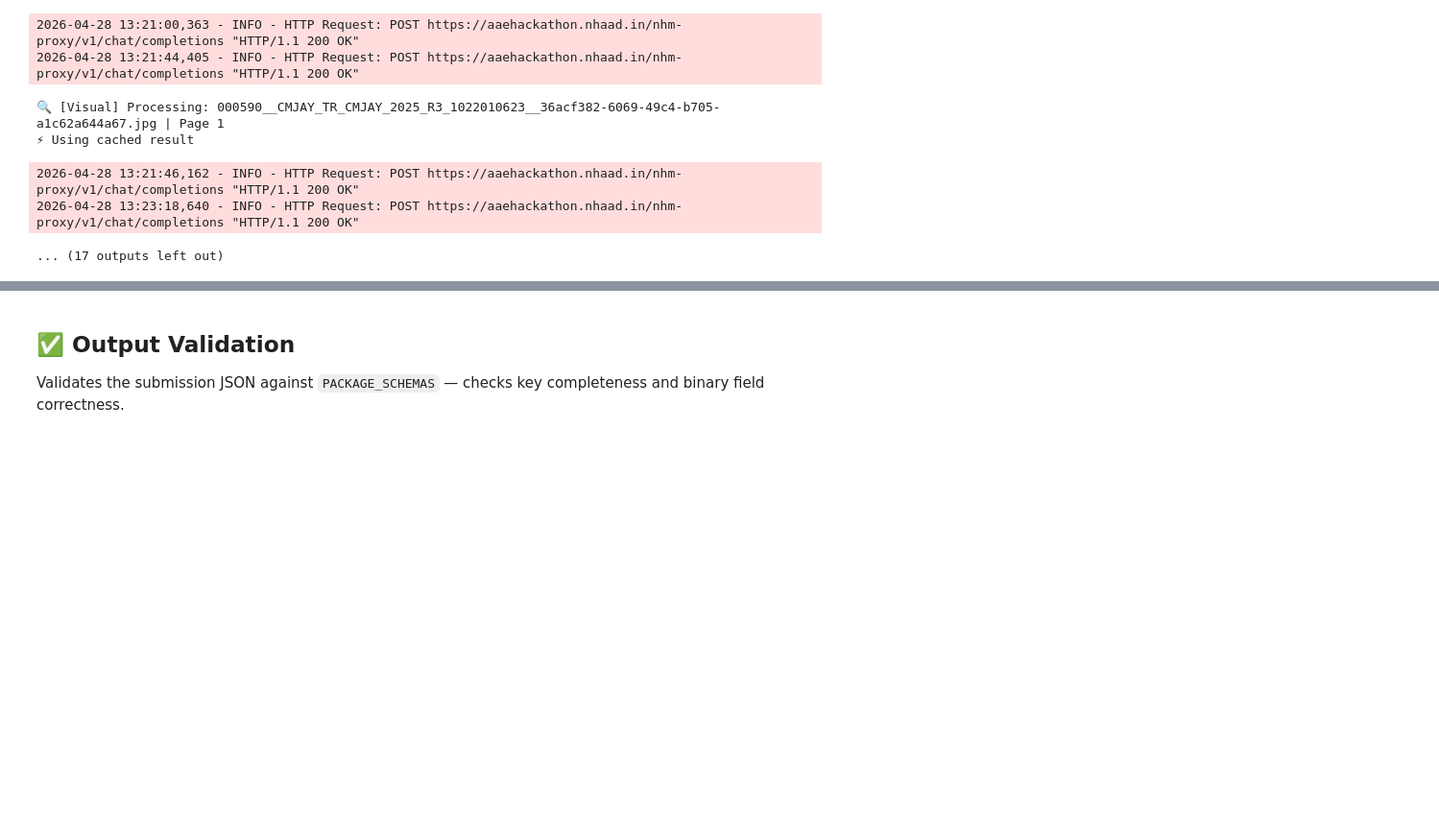
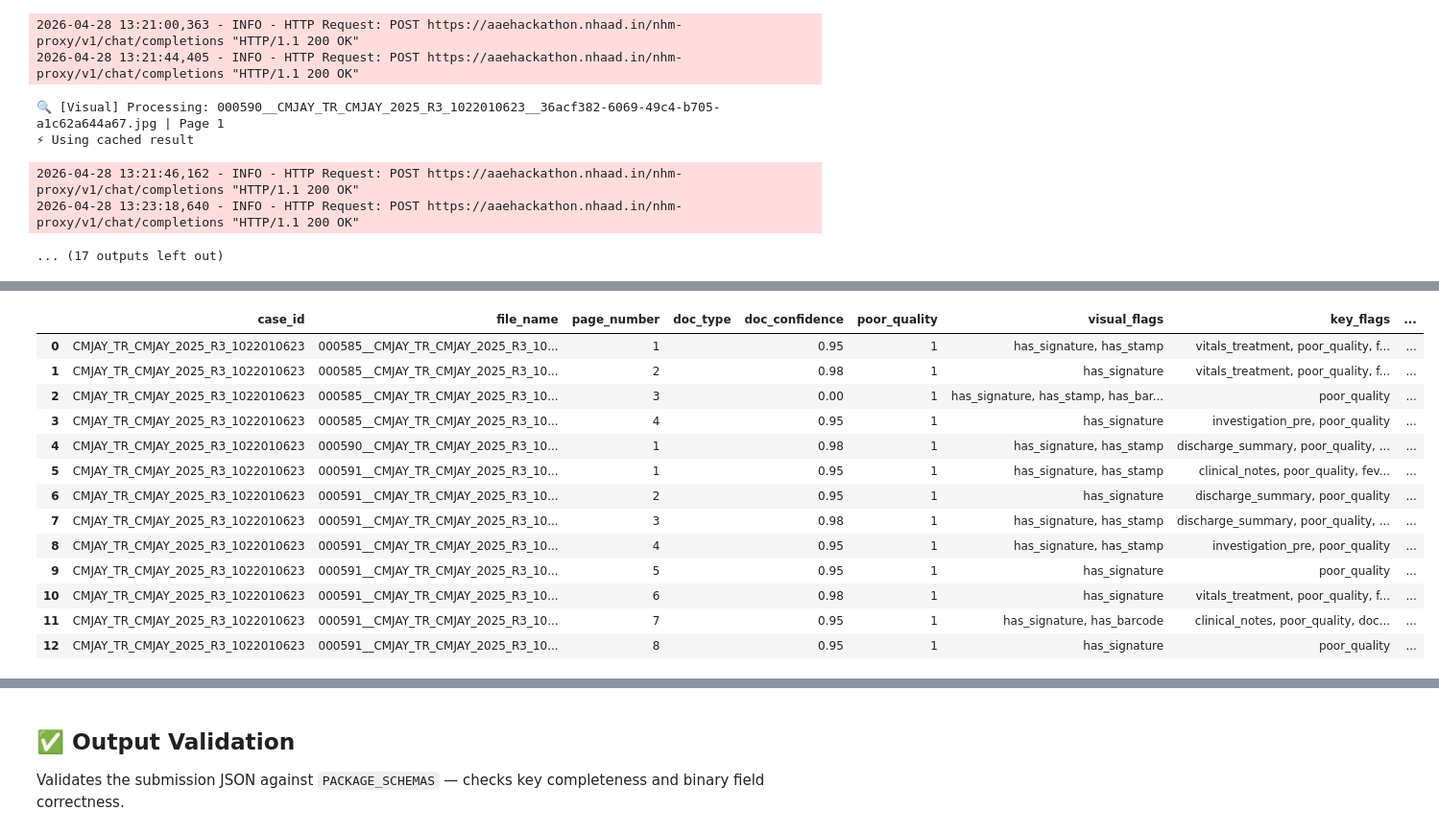
Before and after one commit to vidit-arca/Hackathon-, a Jupyter notebook: nha.ipynb, the cells around one changed output, grey strips where cells are left out. Shown at 96% size. Drawn from its saved outputs; the diff is of its cells as text; code cells hidden in the pictures; blank space fills up the shorter version.

```diff
--- a/nha.ipynb
+++ b/nha.ipynb
@@ -2475,3 +2343,85 @@ Python(60336) MallocStackLogging: can't turn off malloc stack logging because it
 2026-04-28 13:21:46,162 - INFO - HTTP Request: POST https://aaehackathon.nhaad.in/nhm-proxy/v1/chat/completions "HTTP/1.1 200 OK"
 2026-04-28 13:23:18,640 - INFO - HTTP Request: POST https://aaehackathon.nhaad.in/nhm-proxy/v1/chat/completions "HTTP/1.1 200 OK"
 ... (17 outputs left out)
+# %%
+# =========================
+# DISPLAY RESULTS (EXACT FORMAT)
+# =========================
+
+import pandas as pd
+
+def display_results(rows_by_pkg):
+    """Display all results in one unified table per package, matching the reference format."""
+
+    for pkg in PACKAGES:
+        rows = rows_by_pkg.get(pkg, [])
+        if not rows:
+            continue
+
+        # Build rows in the exact column order from the reference
+        table_data = []
+        for r in rows:
+            table_data.append({
+                "case_id": r.get("case_id", ""),
+                "file_name": r.get("S3_link", ""),
+                "page_number": r.get("page_number", ""),
+                "doc_type": r.get("doc_type", ""),
+                "doc_confidence": r.get("doc_confidence", 0.0),
+                "poor_quality": r.get("poor_quality", to_int(r.get("poor_quality", 0))),
+                "visual_flags": r.get("visual_flags", ""),
+                "key_flags": r.get("key_flags", ""),
+                "dates_found": r.get("dates_found", ""),
+                "document_rank": r.get("document_rank", 99),
+                "is_extra_document": r.get("extra_document", 0),
+                "final_decision": r.get("final_decision", ""),
+                "confidence": r.get("confidence", 0.0),
+                "missing_documents": r.get("missing_documents", ""),
+                "rule_flags": r.get("rule_flags", ""),
+            })
+
+        df = pd.DataFrame(table_data)
+
+        # Group by case for clean headers
+        cases = df["case_id"].nunique()
+
+        print(f"\n{'='*80}")
+        print(f"📦 PACKAGE: {pkg} | {len(df)} rows | {cases} case(s)")
+        print(f"{'='*80}")
+
+        # Set display options for wide tables
+        with pd.option_context(
+            'display.max_rows', None,
+            'display.max_columns', None,
+            'display.max_colwidth', 50,
+            'display.width', None
+        ):
+            display(df)
+
+        # Decision summary per case
+        for case_id in df["case_id"].unique():
+            case_df = df[df["case_id"] == case_id]
+            decision = case_df.iloc[0]["final_decision"]
+            conf = case_df.iloc[0]["confidence"]
+            missing = case_df.iloc[0]["missing_documents"]
+            flags = case_df.iloc[0]["rule_flags"]
+
+            print(f"\n   📢 Case {case_id}:")
+            print(f"      Decision: {decision} | Confidence: {conf}")
+            if missing:
+                print(f"      ⚠️  Missing: {missing}")
+            if flags:
+                print(f"      🚩 Flags: {flags}")
+
+    # Grand total
+    total = sum(len(v) for v in rows_by_pkg.values())
+    active = [p for p in PACKAGES if rows_by_pkg.get(p)]
+    print(f"\n{'='*80}")
+    print(f"🎉 TOTAL: {total} rows across {len(active)} packages")
+    print(f"{'='*80}")
+
+# =========================
+# RUN DISPLAY
+# =========================
+
+display_results(rows_by_pkg)
+# %% [output]
@@ -2477,0 +2431,14 @@ Python(60336) MallocStackLogging: can't turn off malloc stack logging because it
+|  | case_id | file_name | page_number | doc_type | doc_confidence | poor_quality | visual_flags | key_flags | ... |
+| 0 | CMJAY_TR_CMJAY_2025_R3_1022010623 | 000585__CMJAY_TR_CMJAY_2025_R3_10... | 1 |  | 0.95 | 1 | has_signature, has_stamp | vitals_treatment, poor_quality, f... | ... |
+| 1 | CMJAY_TR_CMJAY_2025_R3_1022010623 | 000585__CMJAY_TR_CMJAY_2025_R3_10... | 2 |  | 0.98 | 1 | has_signature | vitals_treatment, poor_quality, f... | ... |
+| 2 | CMJAY_TR_CMJAY_2025_R3_1022010623 | 000585__CMJAY_TR_CMJAY_2025_R3_10... | 3 |  | 0.00 | 1 | has_signature, has_stamp, has_bar... | poor_quality | ... |
+| 3 | CMJAY_TR_CMJAY_2025_R3_1022010623 | 000585__CMJAY_TR_CMJAY_2025_R3_10... | 4 |  | 0.95 | 1 | has_signature | investigation_pre, poor_quality | ... |
+| 4 | CMJAY_TR_CMJAY_2025_R3_1022010623 | 000590__CMJAY_TR_CMJAY_2025_R3_10... | 1 |  | 0.98 | 1 | has_signature, has_stamp | discharge_summary, poor_quality, ... | ... |
+| 5 | CMJAY_TR_CMJAY_2025_R3_1022010623 | 000591__CMJAY_TR_CMJAY_2025_R3_10... | 1 |  | 0.95 | 1 | has_signature, has_stamp | clinical_notes, poor_quality, fev... | ... |
+| 6 | CMJAY_TR_CMJAY_2025_R3_1022010623 | 000591__CMJAY_TR_CMJAY_2025_R3_10... | 2 |  | 0.95 | 1 | has_signature | discharge_summary, poor_quality | ... |
+| 7 | CMJAY_TR_CMJAY_2025_R3_1022010623 | 000591__CMJAY_TR_CMJAY_2025_R3_10... | 3 |  | 0.98 | 1 | has_signature, has_stamp | discharge_summary, poor_quality, ... | ... |
+| 8 | CMJAY_TR_CMJAY_2025_R3_1022010623 | 000591__CMJAY_TR_CMJAY_2025_R3_10... | 4 |  | 0.95 | 1 | has_signature, has_stamp | investigation_pre, poor_quality | ... |
+| 9 | CMJAY_TR_CMJAY_2025_R3_1022010623 | 000591__CMJAY_TR_CMJAY_2025_R3_10... | 5 |  | 0.95 | 1 | has_signature | poor_quality | ... |
+| 10 | CMJAY_TR_CMJAY_2025_R3_1022010623 | 000591__CMJAY_TR_CMJAY_2025_R3_10... | 6 |  | 0.98 | 1 | has_signature | vitals_treatment, poor_quality, f... | ... |
+| 11 | CMJAY_TR_CMJAY_2025_R3_1022010623 | 000591__CMJAY_TR_CMJAY_2025_R3_10... | 7 |  | 0.95 | 1 | has_signature, has_barcode | clinical_notes, poor_quality, doc... | ... |
+| 12 | CMJAY_TR_CMJAY_2025_R3_1022010623 | 000591__CMJAY_TR_CMJAY_2025_R3_10... | 8 |  | 0.95 | 1 | has_signature | poor_quality | ... |
```
Also changed, not shown: parts of 3 cells of this notebook.
